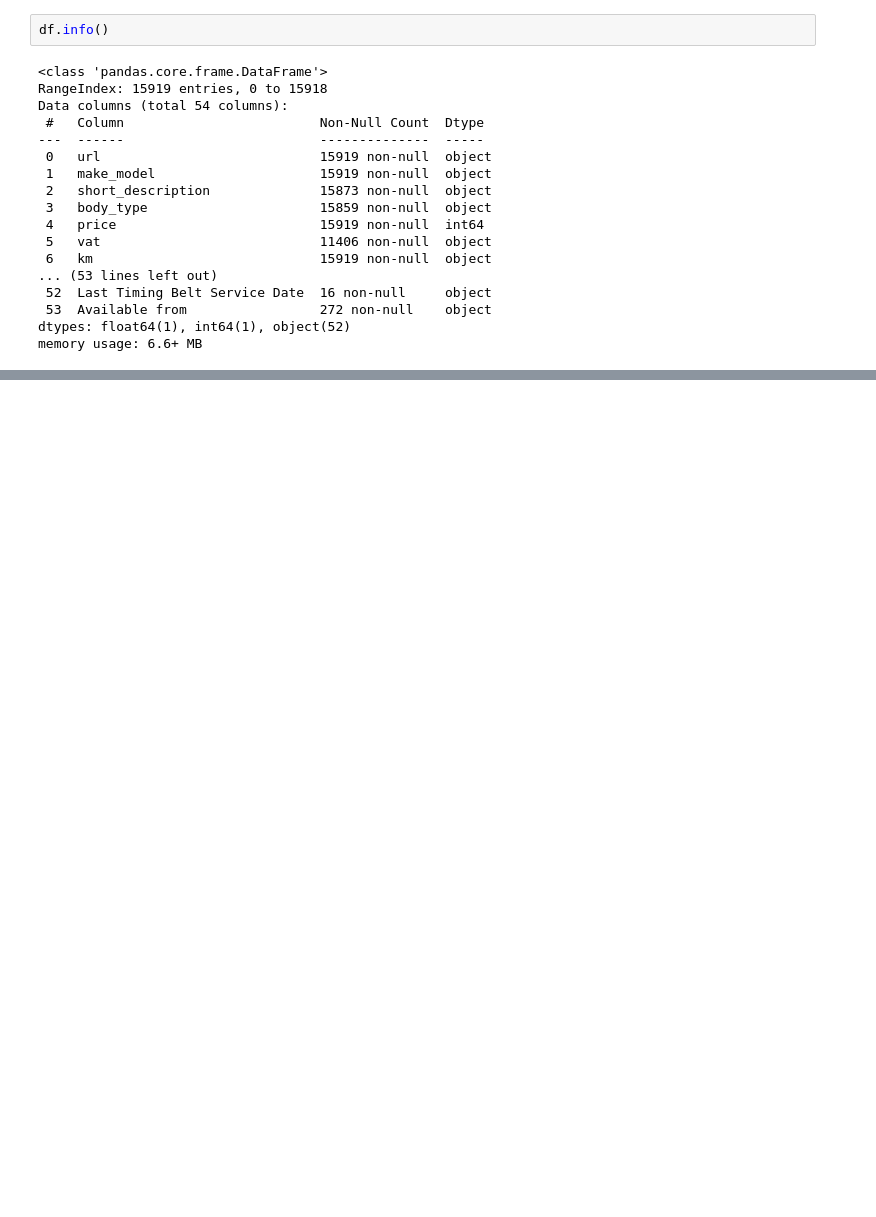
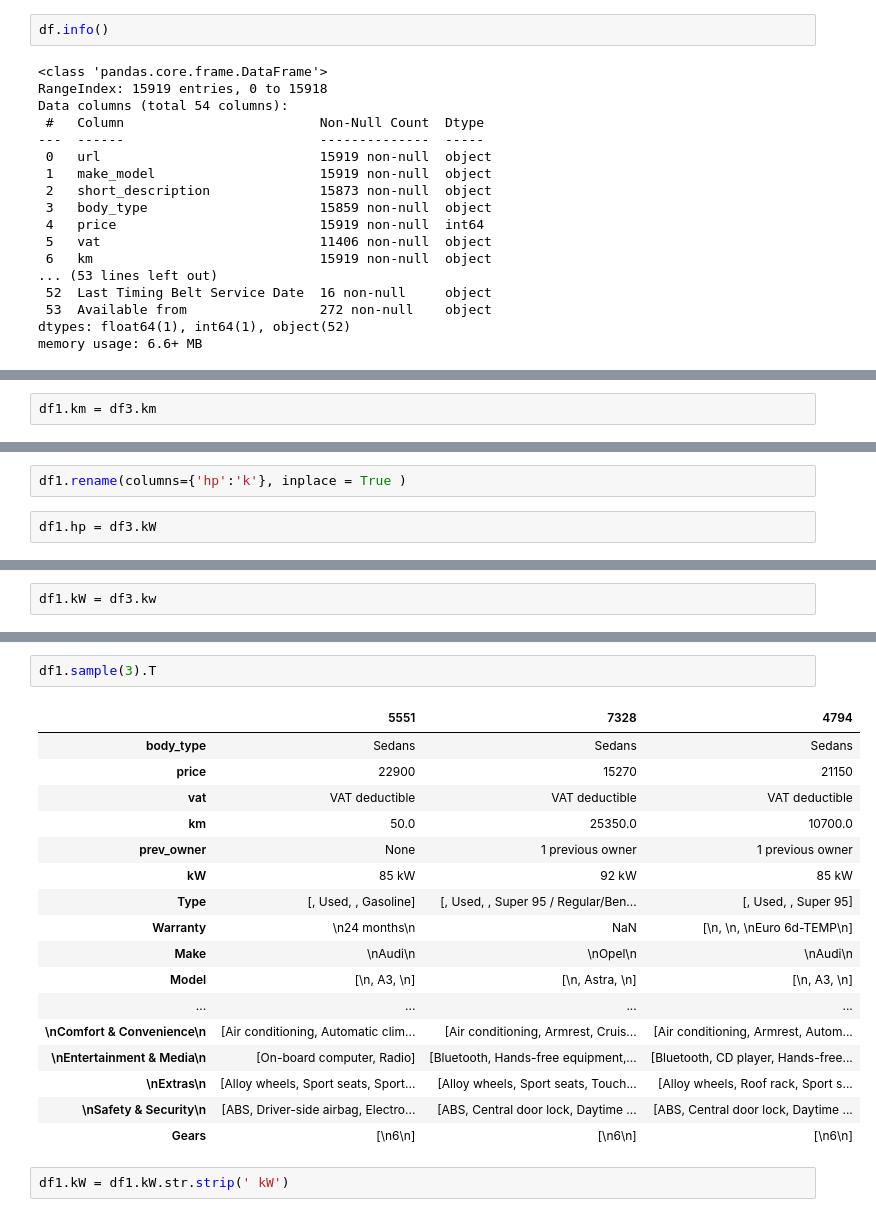
Before and after one commit to gulakkoc/Clarusway_DA, a Jupyter notebook: Projects/Capstone_Project/Capstone_Project_W_Group.ipynb, the cells around one changed output, grey strips where cells are left out. Drawn from its saved outputs; the diff is of its cells as text; blank space fills up the shorter version.

```diff
--- a/Projects/Capstone_Project/Capstone_Project_W_Group.ipynb
+++ b/Projects/Capstone_Project/Capstone_Project_W_Group.ipynb
@@ -739,0 +881,2 @@ df.Body.iloc[3][1]
+# %%
+df1.km = df3.km
@@ -739,0 +918,4 @@ df.Body.iloc[3][1]
+# %%
+df1.rename(columns={'hp':'k'}, inplace = True )
+# %%
+df1.hp = df3.kW
@@ -739,0 +937,2 @@ df.Body.iloc[3][1]
+# %%
+df1.kW = df3.kw
@@ -739,0 +954,22 @@ df.Body.iloc[3][1]
+# %%
+df1.sample(3).T
+# %% [output]
+|  | 5551 | 7328 | 4794 |
+| body_type | Sedans | Sedans | Sedans |
+| price | 22900 | 15270 | 21150 |
+| vat | VAT deductible | VAT deductible | VAT deductible |
+| km | 50.0 | 25350.0 | 10700.0 |
+| prev_owner | None | 1 previous owner | 1 previous owner |
+| kW | 85 kW | 92 kW | 85 kW |
+| Type | [, Used, , Gasoline] | [, Used, , Super 95 / Regular/Ben... | [, Used, , Super 95] |
+| Warranty | \n24 months\n | NaN | [\n, \n, \nEuro 6d-TEMP\n] |
+| Make | \nAudi\n | \nOpel\n | \nAudi\n |
+| Model | [\n, A3, \n] | [\n, Astra, \n] | [\n, A3, \n] |
+| ... | ... | ... | ... |
+| \nComfort & Convenience\n | [Air conditioning, Automatic clim... | [Air conditioning, Armrest, Cruis... | [Air conditioning, Armrest, Autom... |
+| \nEntertainment & Media\n | [On-board computer, Radio] | [Bluetooth, Hands-free equipment,... | [Bluetooth, CD player, Hands-free... |
+| \nExtras\n | [Alloy wheels, Sport seats, Sport... | [Alloy wheels, Sport seats, Touch... | [Alloy wheels, Roof rack, Sport s... |
+| \nSafety & Security\n | [ABS, Driver-side airbag, Electro... | [ABS, Central door lock, Daytime ... | [ABS, Central door lock, Daytime ... |
+| Gears | [\n6\n] | [\n6\n] | [\n6\n] |
+# %%
+df1.kW = df1.kW.str.strip(' kW')
```
Also changed, not shown: parts of 52 cells of this notebook, 1 other file.
